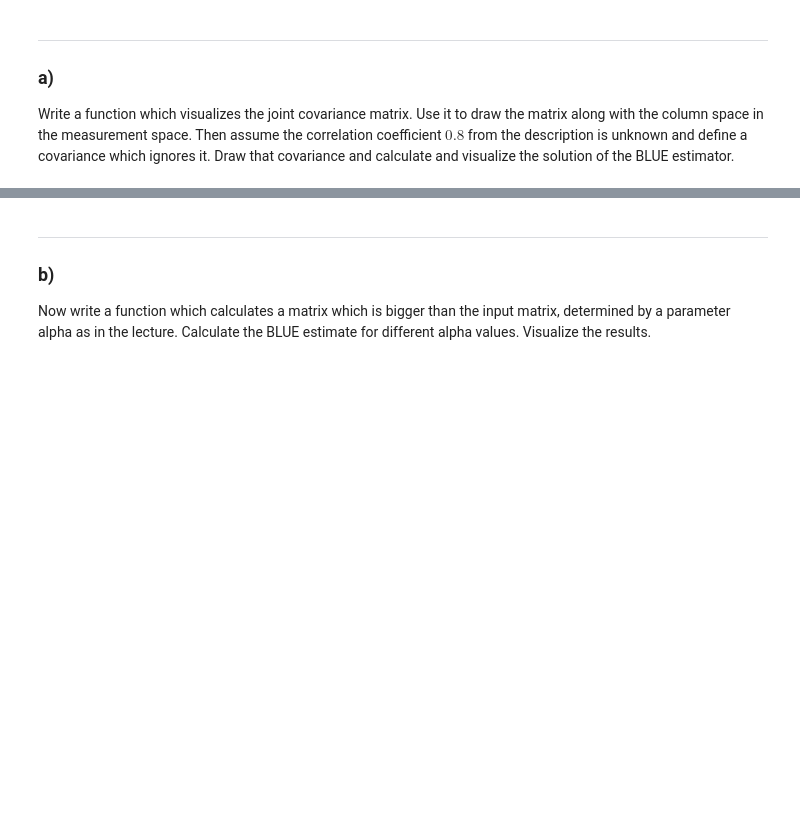
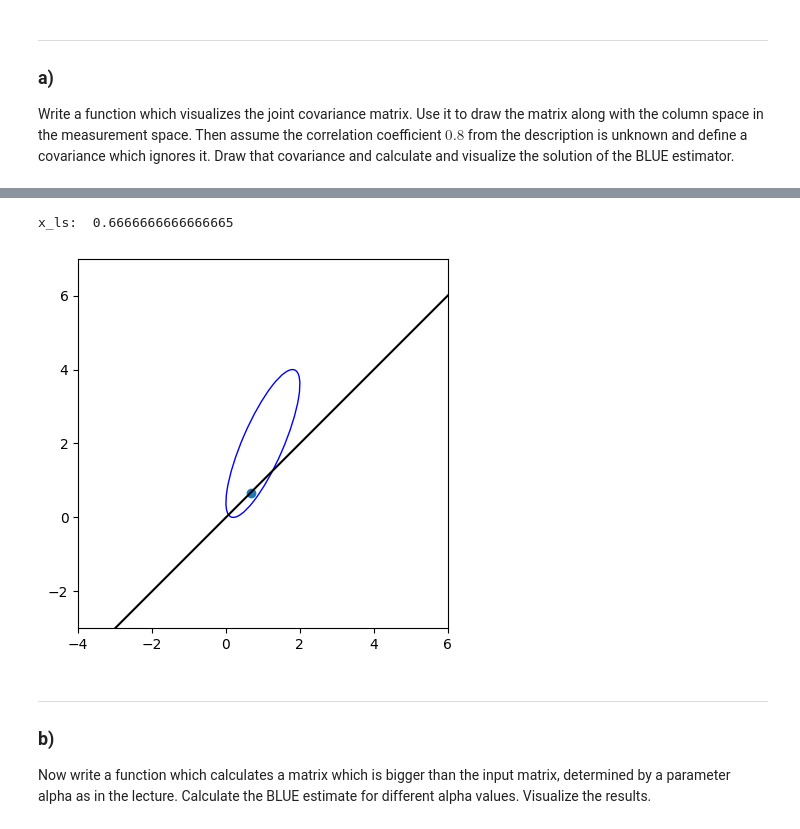
Before and after one commit to derMacon/ss23_sensor-data-fusion, a Jupyter notebook: jupyter-notebooks/exercises-lecture/my-solutions/ex05_problems.ipynb, the cells around one changed output, grey strips where cells are left out. Cells and saved outputs as stored; diff of their text form; code cells hidden in the pictures; blank space fills up the shorter version.

```diff
--- a/jupyter-notebooks/exercises-lecture/my-solutions/ex05_problems.ipynb
+++ b/jupyter-notebooks/exercises-lecture/my-solutions/ex05_problems.ipynb
@@ -48,6 +48,10 @@ def draw_covariance(mean, cov, ax, color):
 
     # === YOUR CODE HERE ===
 
+    eig_vals, eig_vecs = np.linalg.eig(cov)
+    psi = np.arctan2(eig_vecs[1, 0], eig_vecs[0, 0])
+    ell = Ellipse(mean, 2.0*np.sqrt(eig_vals[0]), 2.0*np.sqrt(eig_vals[1]), np.rad2deg(psi), fill=False, color=color)
+    ax.add_artist(ell)
 
     # === END OF YOUR CODE ===
 # %%
@@ -77,3 +78,23 @@ plt.show()
+# %%
+# === YOUR CODE HERE ===
+w_inv = np.linalg.inv(cov_x12)
+H = np.ones(2)
+y = np.array([x1, x2])
+x_ls = (H.T @ w_inv @ y) / (H.T @ w_inv @ H)
+print("x_ls: ", x_ls)
+
+fig, ax = plt.subplots(1, 1)
+draw_covariance(np.array([x1, x2]), cov_x12, ax, 'blue')
+plt.plot([-10.0, 10.0],[-10.0, 10.0], color='black')
+plt.axis([x1-5.0, x1+5.0, x2-5.0, x2+5.0])
+plt.scatter(x_ls, x_ls)
+ax.set_aspect('equal')
+plt.show()
+
+# === END OF YOUR CODE ===
+# %% [output]
+x_ls:  0.6666666666666665
+[figure, added]
 # %% [markdown]
 ---
 ### b)
```
Also changed, not shown: parts of 4 cells of this notebook, 2 other files.
